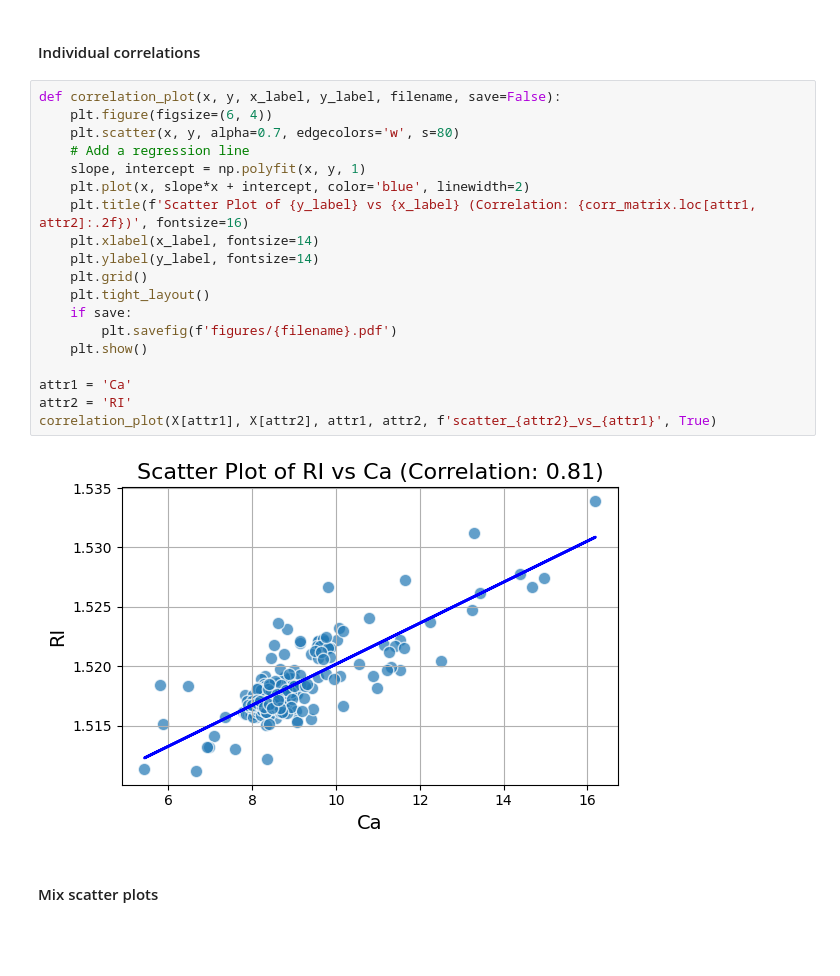
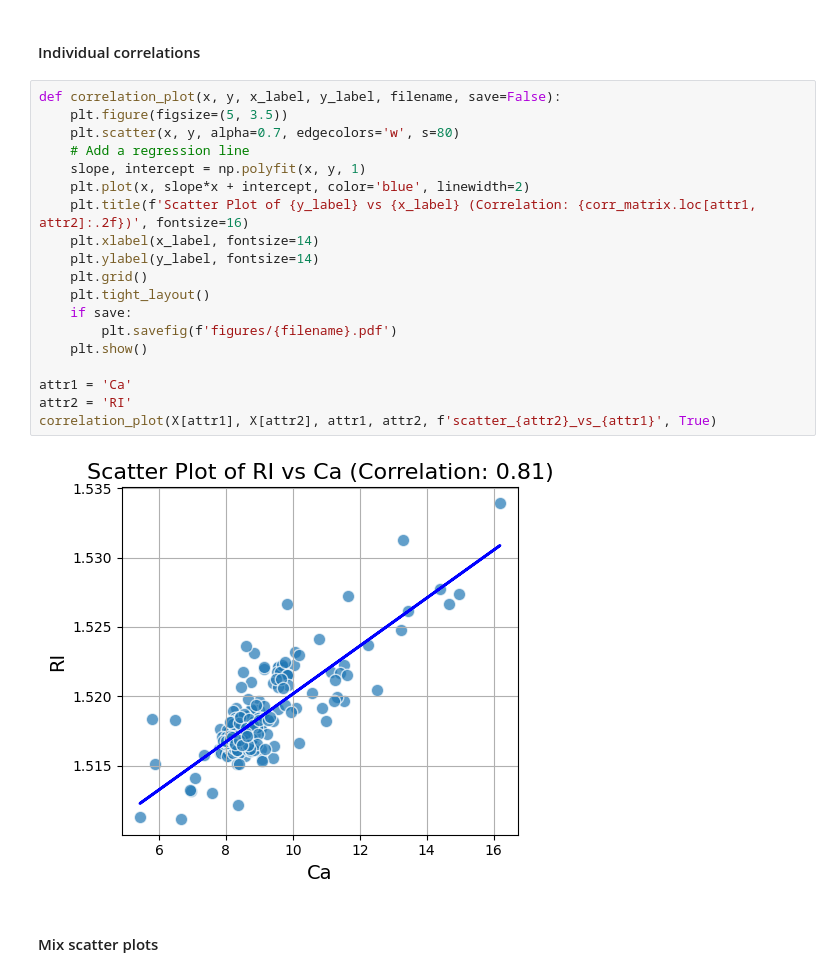
Before and after one commit to schependom/DTU_machine-learning-projects, a Jupyter notebook: Project 1/src/main.ipynb, the cells around one changed output. Saved outputs shown, nothing was run; the diff lists cells and outputs as text; blank space fills up the shorter version.

Commit message:
Added all needed figures and todos ;)

```diff
--- a/Project 1/src/main.ipynb
+++ b/Project 1/src/main.ipynb
@@ -452,25 +473,25 @@ Fe -0.058692  1.000000
 #### Individual correlations
 # %%
 def correlation_plot(x, y, x_label, y_label, filename, save=False):
-    plt.figure(figsize=(6, 4))
+    plt.figure(figsize=(5, 3.5))
     plt.scatter(x, y, alpha=0.7, edgecolors='w', s=80)
     # Add a regression line
     slope, intercept = np.polyfit(x, y, 1)
     plt.plot(x, slope*x + intercept, color='blue', linewidth=2)
     plt.title(f'Scatter Plot of {y_label} vs {x_label} (Correlation: {corr_matrix.loc[attr1, attr2]:.2f})', fontsize=16)
     plt.xlabel(x_label, fontsize=14)
     plt.ylabel(y_label, fontsize=14)
     plt.grid()
     plt.tight_layout()
     if save:
         plt.savefig(f'figures/{filename}.pdf')
     plt.show()
 
 attr1 = 'Ca'
 attr2 = 'RI'
 correlation_plot(X[attr1], X[attr2], attr1, attr2, f'scatter_{attr2}_vs_{attr1}', True)
 # %% [output]
-[figure, old version]
+[figure, new version]
 # %% [markdown]
 #### Mix scatter plots
 # %%
```
Also changed, not shown: parts of 2 cells of this notebook, 12 other files.
